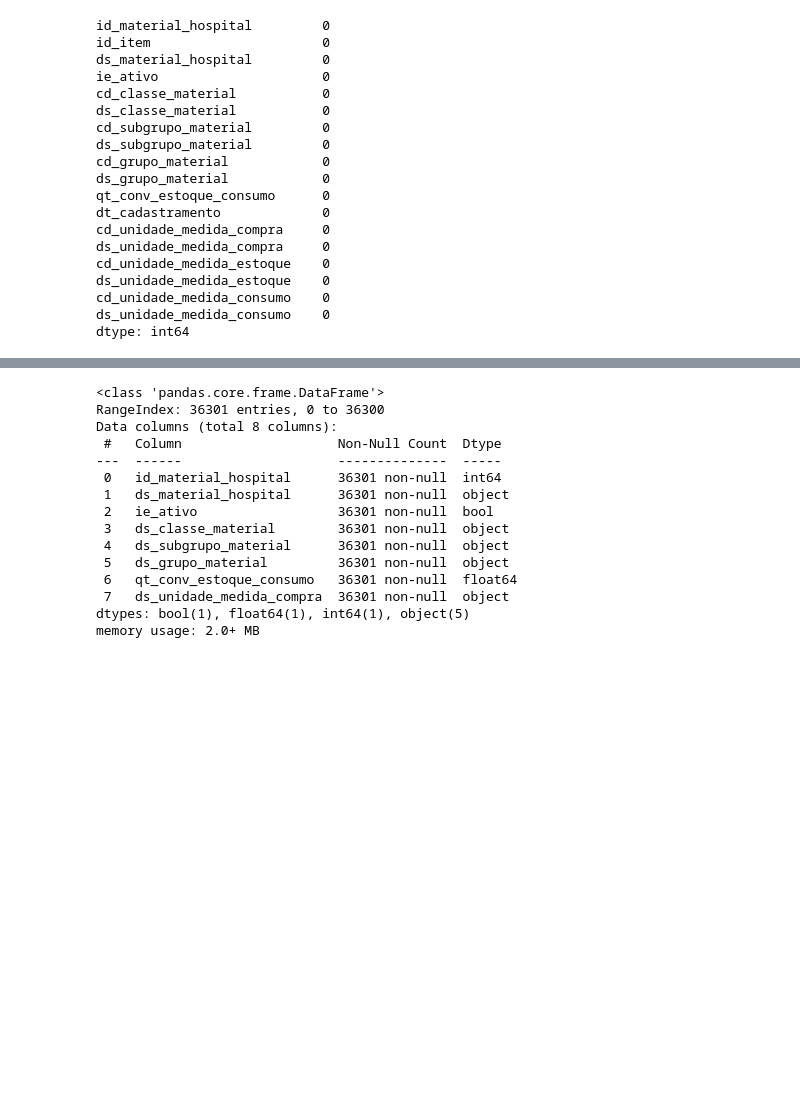
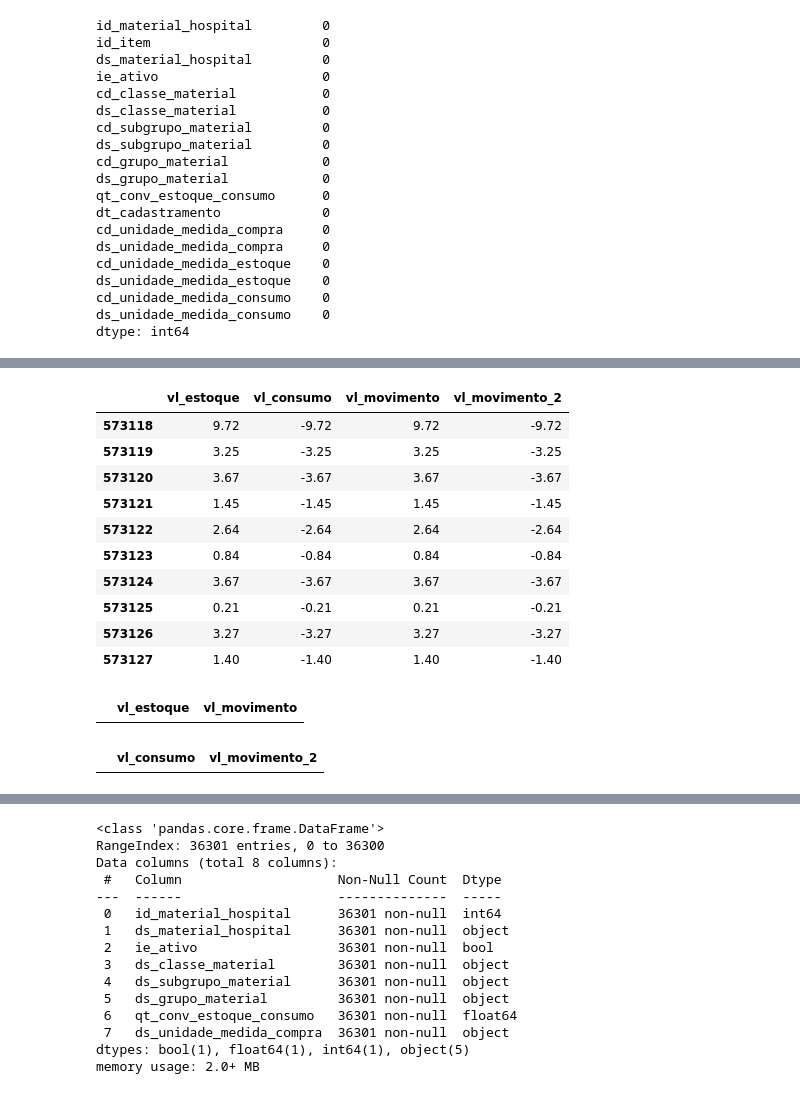
Before and after one commit to pedrofurmam/projeto-ciencia-de-dados, a Jupyter notebook: Projeto - Ciência de Dados Desafio.ipynb, the cells around one changed output, grey strips where cells are left out. Saved outputs shown, nothing was run; the diff lists cells and outputs as text; code cells hidden in the pictures; blank space fills up the shorter version.

```diff
--- a/Projeto - Ciência de Dados Desafio.ipynb
+++ b/Projeto - Ciência de Dados Desafio.ipynb
@@ -268,0 +249,38 @@ memory usage: 446.6+ MB
+# %%
+#verificando se vl_estoque, vl_consumo, vl_movimento,vl_movimento2 são iguais
+
+
+# Mostrar exemplos das diferenças entre vl_estoque, vl_consumo, vl_movimento, vl_movimento2
+diferencas_valores = movimentacoes[(movimentacoes['vl_estoque'] != movimentacoes['vl_consumo']) |
+                                   (movimentacoes['vl_estoque'] != movimentacoes['vl_movimento']) |
+                                   (movimentacoes['vl_estoque'] != movimentacoes['vl_movimento_2'])]
+display(diferencas_valores[['vl_estoque', 'vl_consumo', 'vl_movimento', 'vl_movimento_2']].head(10))  # Mostra os 10 primeiros exemplos
+# %% [output]
+|  | vl_estoque | vl_consumo | vl_movimento | vl_movimento_2 |
+| 573118 | 9.72 | -9.72 | 9.72 | -9.72 |
+| 573119 | 3.25 | -3.25 | 3.25 | -3.25 |
+| 573120 | 3.67 | -3.67 | 3.67 | -3.67 |
+| 573121 | 1.45 | -1.45 | 1.45 | -1.45 |
+| 573122 | 2.64 | -2.64 | 2.64 | -2.64 |
+| 573123 | 0.84 | -0.84 | 0.84 | -0.84 |
+| 573124 | 3.67 | -3.67 | 3.67 | -3.67 |
+| 573125 | 0.21 | -0.21 | 0.21 | -0.21 |
+| 573126 | 3.27 | -3.27 | 3.27 | -3.27 |
+| 573127 | 1.40 | -1.40 | 1.40 | -1.40 |
+# %%
+#verificando vl_estoque e vl_movimento vl_consumo são iguais.
+# Mostrar exemplos das diferenças entre vl_estoque vl_movimento
+diferencas_valores2 = movimentacoes[
+                                   (movimentacoes['vl_estoque'] != movimentacoes['vl_movimento'])
+                                   ]
+display(diferencas_valores2[['vl_estoque', 'vl_movimento']].head(10))  # Mostra os 10 primeiros exemplos
+# %% [output]
+|  | vl_estoque | vl_movimento |
+# %%
+#Verificando se vl_consumo e vl_movimento_2 são iguais
+diferencas_valores2 = movimentacoes[
+                                   (movimentacoes['vl_consumo'] != movimentacoes['vl_movimento_2'])
+                                   ]
+display(diferencas_valores2[['vl_consumo', 'vl_movimento_2']].head(10))
+# %% [output]
+|  | vl_consumo | vl_movimento_2 |
```
Also changed, not shown: parts of 15 cells of this notebook.
